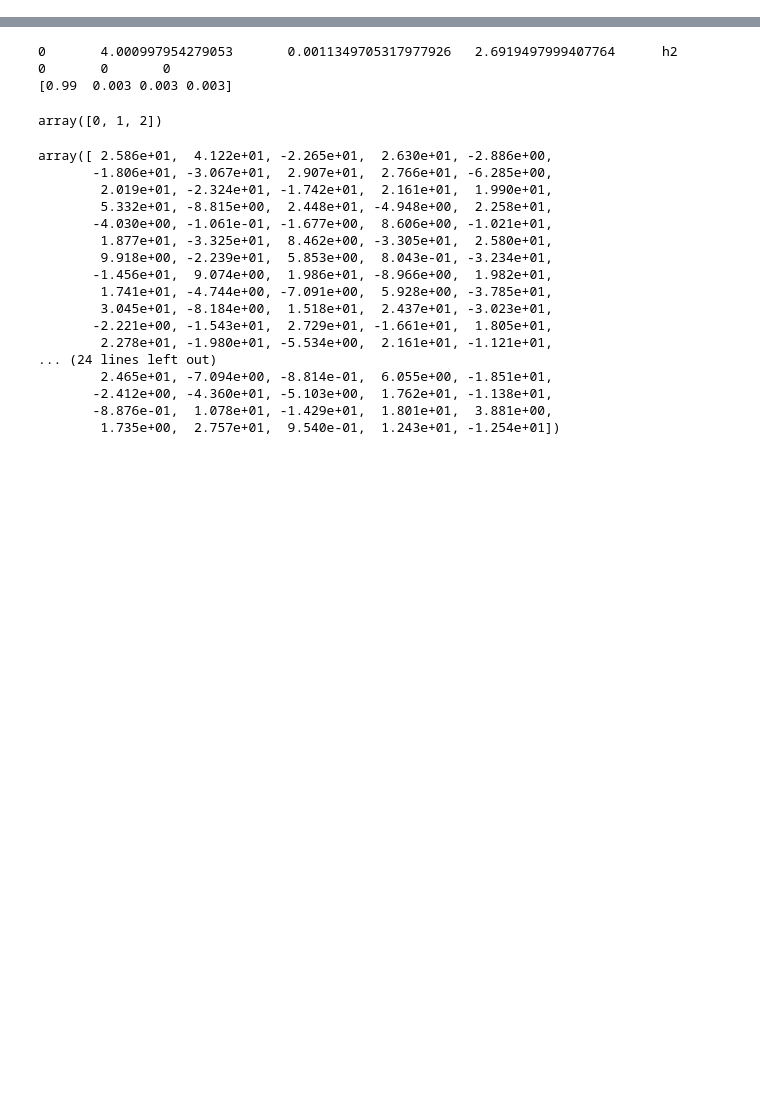
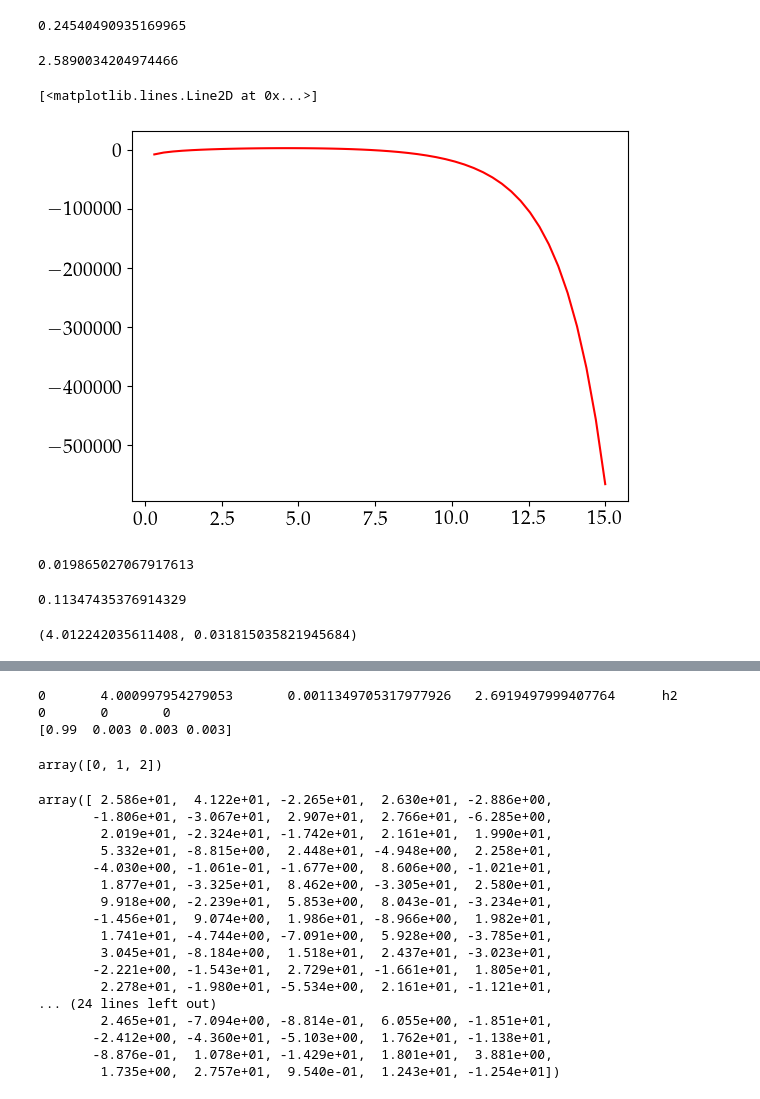
Before and after one commit to ariadnavillam/BayesW, a Jupyter notebook: more_trials.ipynb, the cells around one changed output, grey strips where cells are left out. Saved outputs shown, nothing was run; the diff lists cells and outputs as text; code cells hidden in the pictures; blank space fills up the shorter version.

```diff
--- a/more_trials.ipynb
+++ b/more_trials.ipynb
@@ -43,0 +109,5 @@ y_data_log = load_phen(phen_file)
+# %%
+b = np.zeros(markers.shape[1])
+b[np.random.choice(np.arange(1,markers.shape[1]),200)] = betas
+# %%
+g = norm_markers.dot(b)
@@ -43,0 +118,10 @@ y_data_log = load_phen(phen_file)
+# %%
+(y_data_log2 - g).var()
+# %% [output]
+0.24540490935169965
+# %%
+epsilon = y_data_log2 -mu - g
+# %%
+np.pi/np.sqrt(6 * np.var(epsilon))
+# %% [output]
+2.5890034204974466
@@ -43,0 +130,12 @@ y_data_log = load_phen(phen_file)
+# %%
+pars = {"d_array": d_fail,
+"d":d_fail.sum(),
+"alpha_zero":0.01,
+"kappa_zero":0.01}
+# %%
+x_vals = np.linspace(0,15)
+f = [log_alpha(pars, epsilon)(x) for x in x_vals]
+plt.plot(x_vals, f)
+# %% [output]
+[<matplotlib.lines.Line2D at 0x...>]
+[figure, added]
@@ -43,0 +147,12 @@ y_data_log = load_phen(phen_file)
+# %%
+np.var(log_y)
+# %% [output]
+0.019865027067917613
+# %%
+np.var(y_data_log2)/2
+# %% [output]
+0.11347435376914329
+# %%
+np.mean(y_data_log), np.var(y_data_log)
+# %% [output]
+(4.012242035611408, 0.031815035821945684)
```
Also changed, not shown: parts of 19 cells of this notebook, 5 other files.
